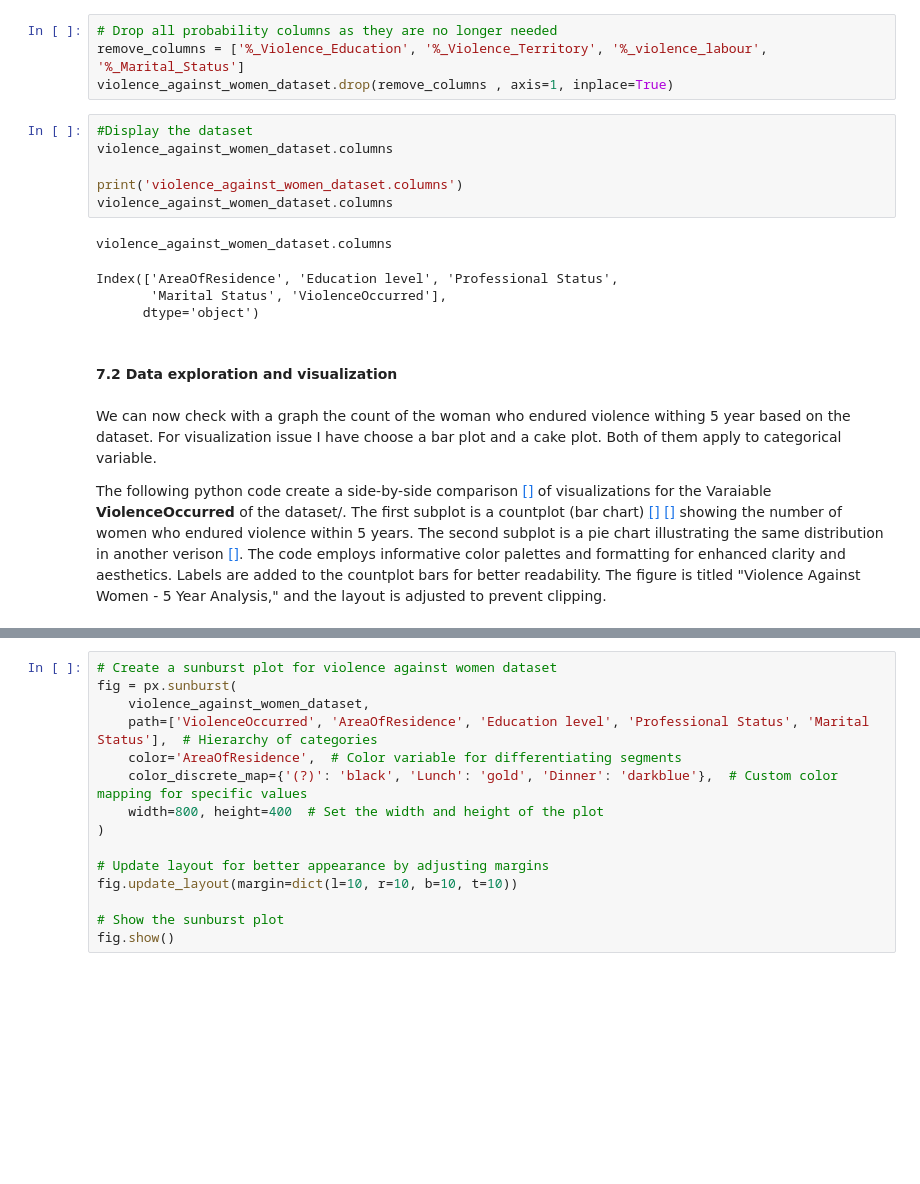
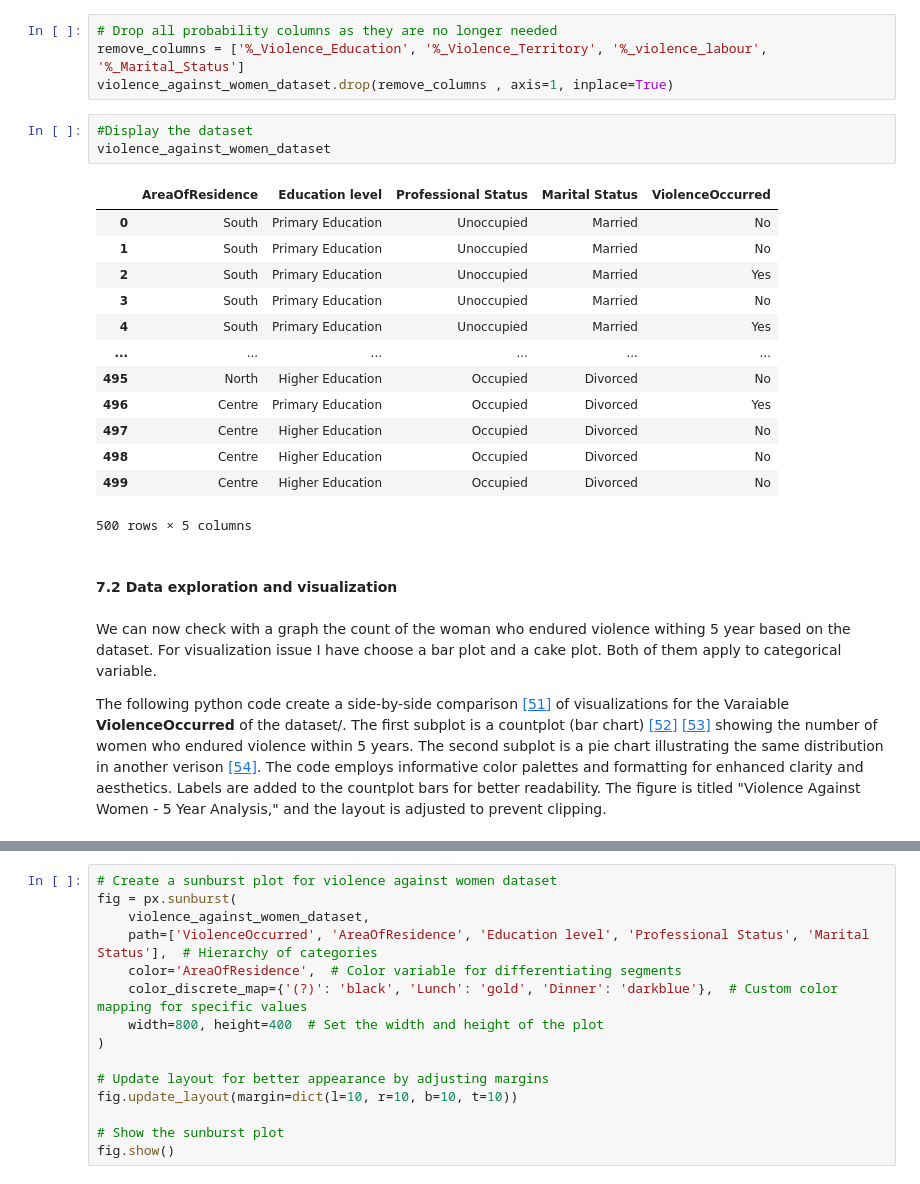
Before and after one commit to Cecilia8989/PfDA_Assignement, a Jupyter notebook: PfDA_Project_1.ipynb, the cells around one changed output, grey strips where cells are left out. Saved outputs shown, nothing was run; the diff lists cells and outputs as text; blank space fills up the shorter version.

```diff
--- a/PfDA_Project_1.ipynb
+++ b/PfDA_Project_1.ipynb
@@ -1703,21 +1689,27 @@ remove_columns = ['%_Violence_Education', '%_Violence_Territory', '%_violence_la
 violence_against_women_dataset.drop(remove_columns , axis=1, inplace=True)
 # %%
 #Display the dataset
-violence_against_women_dataset.columns
-
-print('violence_against_women_dataset.columns')
-violence_against_women_dataset.columns
+violence_against_women_dataset
 # %% [output]
+|  | AreaOfResidence | Education level | Professional Status | Marital Status | ViolenceOccurred |
+| 0 | South | Primary Education | Unoccupied | Married | No |
+| 1 | South | Primary Education | Unoccupied | Married | No |
+| 2 | South | Primary Education | Unoccupied | Married | Yes |
+| 3 | South | Primary Education | Unoccupied | Married | No |
+| 4 | South | Primary Education | Unoccupied | Married | Yes |
+| ... | ... | ... | ... | ... | ... |
+| 495 | North | Higher Education | Occupied | Divorced | No |
+| 496 | Centre | Primary Education | Occupied | Divorced | Yes |
+| 497 | Centre | Higher Education | Occupied | Divorced | No |
+| 498 | Centre | Higher Education | Occupied | Divorced | No |
+| 499 | Centre | Higher Education | Occupied | Divorced | No |
-violence_against_women_dataset.columns
+500 rows × 5 columns
-Index(['AreaOfResidence', 'Education level', 'Professional Status',
-       'Marital Status', 'ViolenceOccurred'],
-      dtype='object')
 # %% [markdown]
-#### **7.2 Data exploration and visualizatio**n
+#### **7.2 Data exploration and visualization**
 # %% [markdown]
 We can now check with a graph the count of the woman who endured violence withing 5 year based on the dataset. For visualization issue I have choose a bar plot and a cake plot. Both of them apply to categorical variable.
 
-The following python code create a side-by-side comparison [[]](https://python-course.eu/numerical-programming/creating-subplots-in-matplotlib.php) of visualizations for the Varaiable **ViolenceOccurred** of the dataset/. The first subplot is a countplot (bar chart) [[]](https://datagy.io/seaborn-countplot/) [[]](https://stackoverflow.com/questions/55104819/display-count-on-top-of-seaborn-barplot) showing the number of women who endured violence within 5 years. The second subplot is a pie chart illustrating the same distribution in another verison [[]](https://matplotlib.org/3.1.1/gallery/pie_and_polar_charts/pie_features.html). The code employs informative color palettes and formatting for enhanced clarity and aesthetics. Labels are added to the countplot bars for better readability. The figure is titled "Violence Against Women - 5 Year Analysis," and the layout is adjusted to prevent clipping.
+The following python code create a side-by-side comparison [[51]](https://python-course.eu/numerical-programming/creating-subplots-in-matplotlib.php) of visualizations for the Varaiable **ViolenceOccurred** of the dataset/. The first subplot is a countplot (bar chart) [[52]](https://datagy.io/seaborn-countplot/) [[53]](https://stackoverflow.com/questions/55104819/display-count-on-top-of-seaborn-barplot) showing the number of women who endured violence within 5 years. The second subplot is a pie chart illustrating the same distribution in another verison [[54]](https://matplotlib.org/3.1.1/gallery/pie_and_polar_charts/pie_features.html). The code employs informative color palettes and formatting for enhanced clarity and aesthetics. Labels are added to the countplot bars for better readability. The figure is titled "Violence Against Women - 5 Year Analysis," and the layout is adjusted to prevent clipping.
 # %%
 # Create a figure with two subplots side by side
 fig, (ax1, ax2) = plt.subplots(1, 2, figsize=(15, 6))
```
Also changed, not shown: parts of 80 cells of this notebook.
